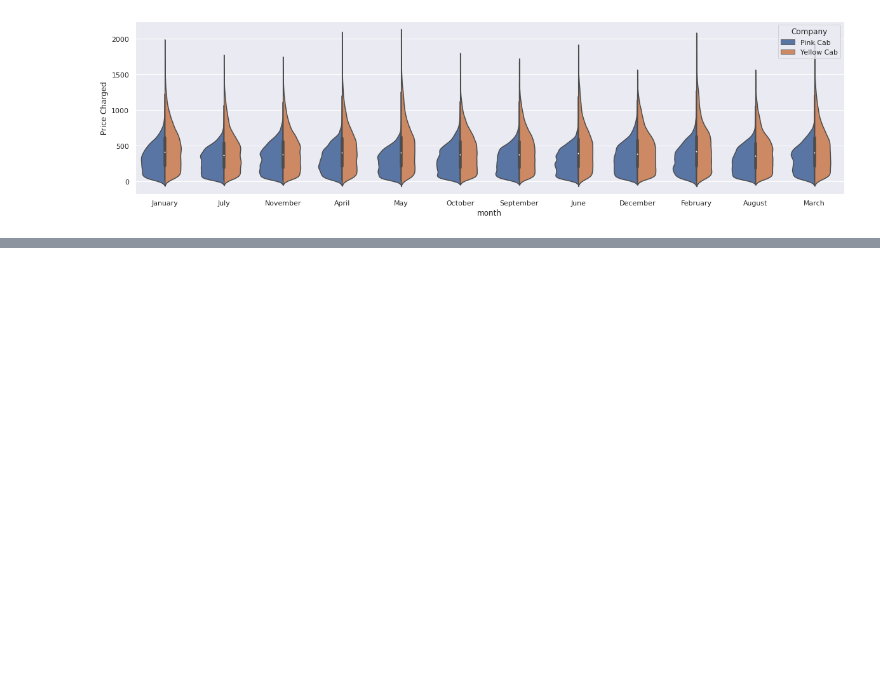
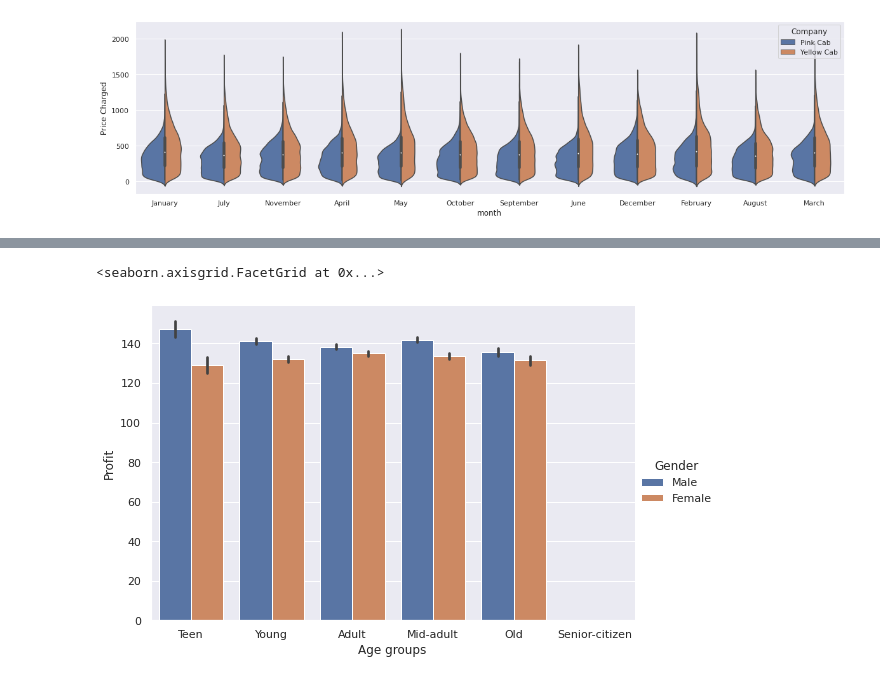
Before and after one commit to colinmburugu/DataSets, a Jupyter notebook: CABS.ipynb, the cells around one changed output, grey strips where cells are left out. Saved outputs shown, nothing was run; the diff lists cells and outputs as text; code cells hidden in the pictures; blank space fills up the shorter version.

Commit message:
Still on visualizations

```diff
--- a/CABS.ipynb
+++ b/CABS.ipynb
@@ -369,0 +339,3 @@ sns.violinplot(x="month", y="Price Charged",hue='Company',split='True', data=fin
+# %%
+final['Profit']=final['Price Charged']-final['Cost of Trip']
+final.head()
@@ -369,0 +349,5 @@ sns.violinplot(x="month", y="Price Charged",hue='Company',split='True', data=fin
+# %%
+bins = [0,18,25,35,55,75,100]
+group_names = ['Teen','Young','Adult','Mid-adult','Old','Senior-citizen']
+final['Age groups'] = pd.cut(final['Age'],bins = bins,labels = group_names)
+final['Age groups'].value_counts()
@@ -369,0 +362,5 @@ sns.violinplot(x="month", y="Price Charged",hue='Company',split='True', data=fin
+# %%
+bins = [0,20000,45000,140000,200000]
+group_names = ['Low Income','Middle Class','Upper Middle Class','High Income']
+final['Social Classes'] = pd.cut(final['Income (USD/Month)'] * 12,bins = bins,labels = group_names)
+final['Social Classes'].value_counts()
@@ -369,0 +382,6 @@ sns.violinplot(x="month", y="Price Charged",hue='Company',split='True', data=fin
+# %%
+
+sns.catplot(x="Age groups", y="Profit", hue="Gender", kind="bar", data=final,height = 5,aspect = 1.5)
+# %% [output]
+<seaborn.axisgrid.FacetGrid at 0x...>
+[figure, added]
```
Also changed, not shown: parts of 17 cells of this notebook.
